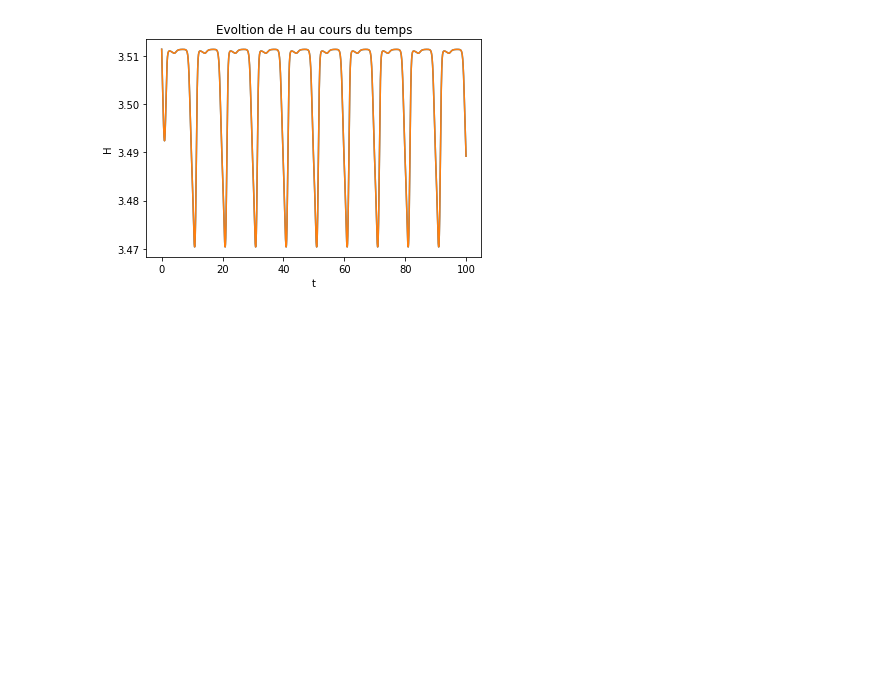
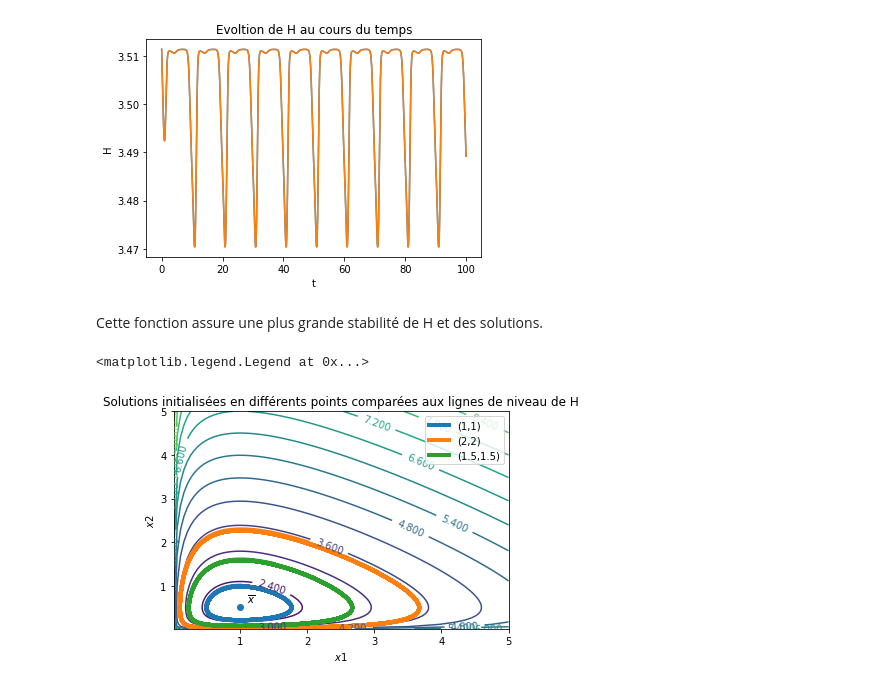
Before and after one commit to guillaumerichard2020/Proj-Num-2-Equa-diff, a Jupyter notebook: Projet Equations Différentielles .ipynb, the cells around one changed output. Cells and saved outputs as stored; diff of their text form; code cells hidden in the pictures; blank space fills up the shorter version.

Commit message:
Représentation graphique q11

```diff
--- a/Projet Equations Différentielles .ipynb
+++ b/Projet Equations Différentielles .ipynb
@@ -583,3 +582,34 @@ plt.ylabel("H")
 # %% [output]
 Text(0, 0.5, 'H')
 [figure]
+# %% [markdown]
+Cette fonction assure une plus grande stabilité de H et des solutions.
+# %%
+t,x1 = solve_euler_implicit_cor(f,[1,1],0.01,0,100)
+plt.plot(x1[::,0],x1[::,1],linewidth=4, label="(1,1)")
+
+t,x2 = solve_euler_implicit_cor(f,[2,2],0.01,0,100)
+plt.plot(x2[::,0],x2[::,1],linewidth=4, label="(2,2)")
+
+t,x3 = solve_euler_implicit_cor(f,[1.5,1.5],0.01,0,100)
+plt.plot(x3[::,0],x3[::,1],linewidth=4, label="(1.5,1.5)")
+
+
+x=np.linspace(0.01, 5, 100)
+y=np.linspace(0.01, 5, 100)
+
+X,Y = np.meshgrid(x0,y0)
+Z=H(X,Y)
+
+C=plt.contour(X,Y,Z,15)
+plt.scatter([g/d],[a/b])
+
+plt.title("Solutions initialisées en différents points, comparées aux lignes de niveau de H")
+plt.xlabel("$x1$")
+plt.ylabel("$x2$")
+plt.clabel(C)
+plt.text(g/d+0.1, a/b+0.1, "$\overline{x}$")
+plt.legend()
+# %% [output]
+<matplotlib.legend.Legend at 0x...>
+[figure, added]
```
Also changed, not shown: parts of 1 cell of this notebook.
